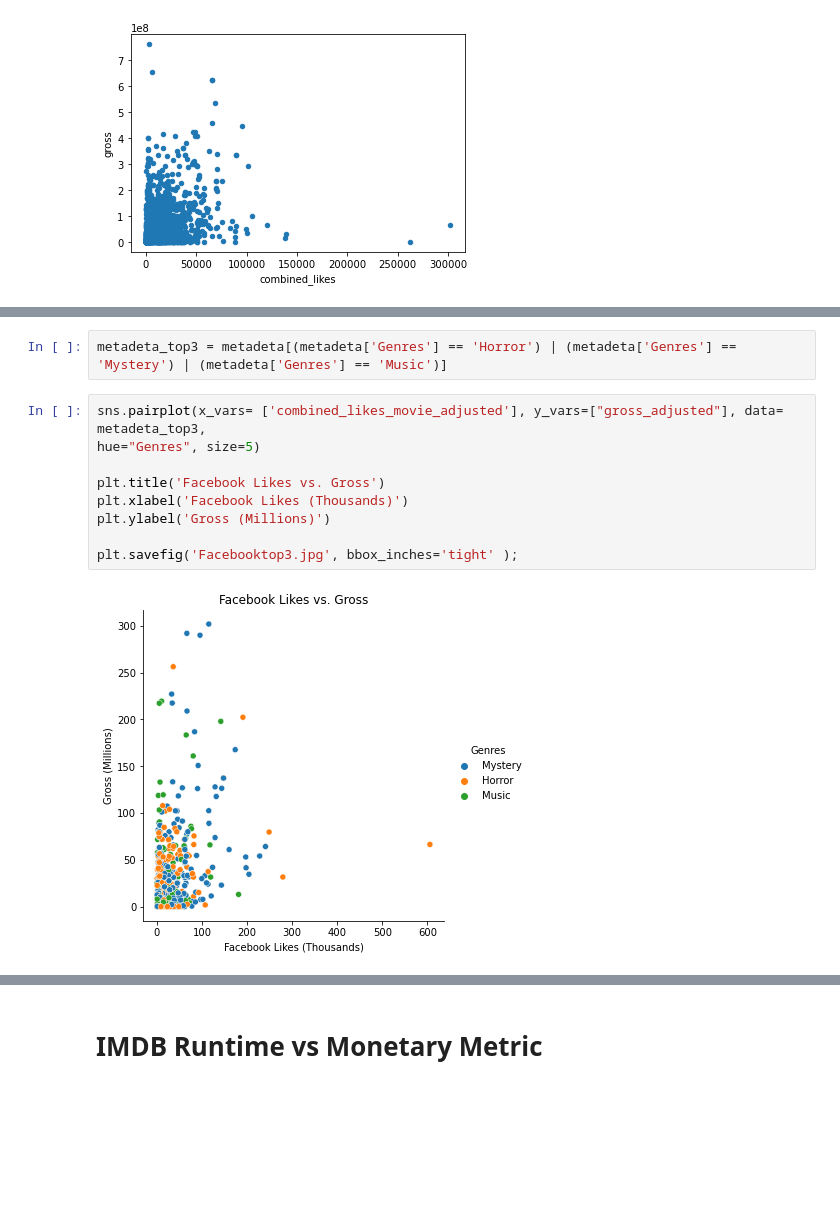
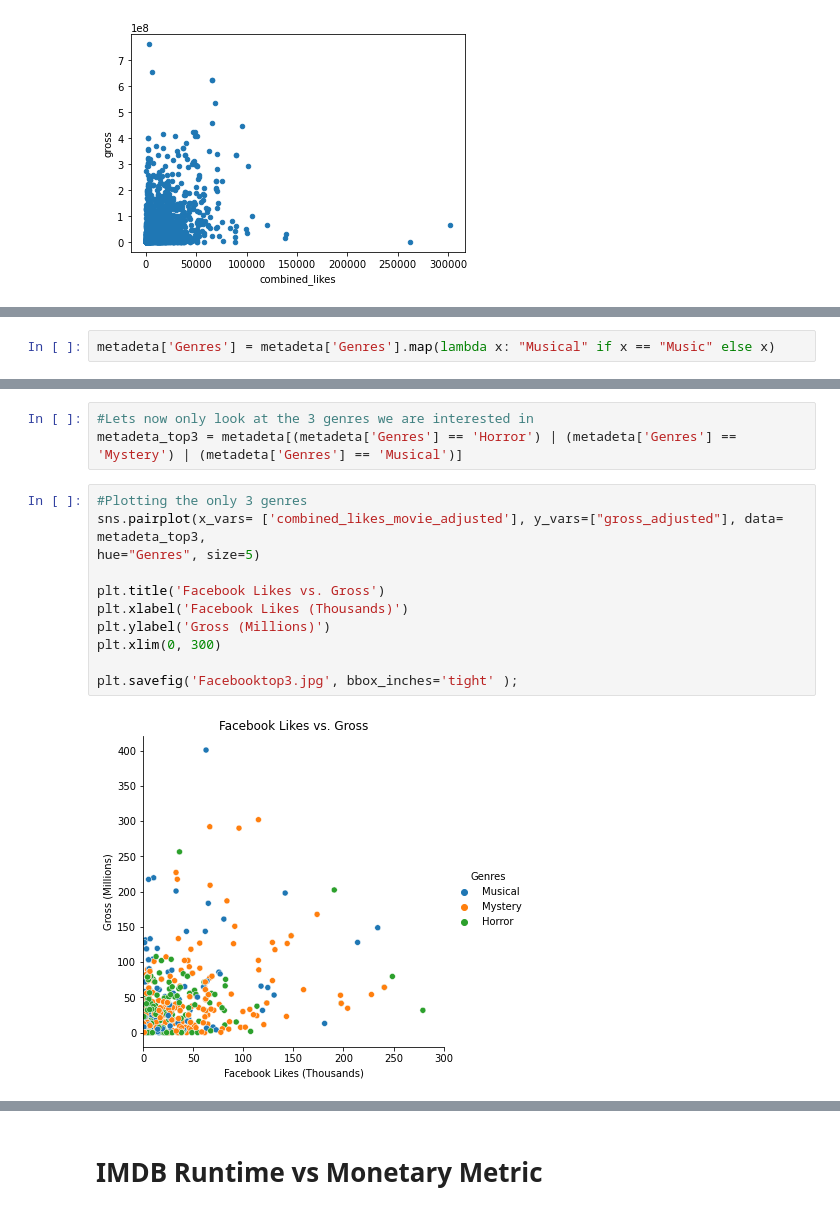
Before and after one commit to FeritYikar/ds-phase1-project, a Jupyter notebook: Hoang's Preliminary Notebook.ipynb, the cells around one changed output, grey strips where cells are left out. Drawn from its saved outputs; the diff is of its cells as text; blank space fills up the shorter version.

Commit message:
Updated: Condensed Music with musical

```diff
--- a/Hoang's Preliminary Notebook.ipynb
+++ b/Hoang's Preliminary Notebook.ipynb
@@ -243,2 +258,4 @@ metadeta['combined_likes_movie_adjusted'] = metadeta['combined_likes_movie'] / 1
 metadeta.rename(columns={'genres': 'Genres'}, inplace = True)
+# %%
+metadeta['Genres'] = metadeta['Genres'].map(lambda x: "Musical" if x == "Music" else x)
 # %%
@@ -264,14 +283,17 @@ plt.savefig('Facebook6.jpg', bbox_inches='tight' )
 # %%
-metadeta_top3 = metadeta[(metadeta['Genres'] == 'Horror') | (metadeta['Genres'] == 'Mystery') | (metadeta['Genres'] == 'Music')]
+#Lets now only look at the 3 genres we are interested in
+metadeta_top3 = metadeta[(metadeta['Genres'] == 'Horror') | (metadeta['Genres'] == 'Mystery') | (metadeta['Genres'] == 'Musical')]
 # %%
+#Plotting the only 3 genres
 sns.pairplot(x_vars= ['combined_likes_movie_adjusted'], y_vars=["gross_adjusted"], data= metadeta_top3,
 hue="Genres", size=5)
 
 plt.title('Facebook Likes vs. Gross')
 plt.xlabel('Facebook Likes (Thousands)')
 plt.ylabel('Gross (Millions)')
+plt.xlim(0, 300)
 
 plt.savefig('Facebooktop3.jpg', bbox_inches='tight' );
 # %% [output]
-[figure, old version]
+[figure, new version]
 # %%
```
Also changed, not shown: parts of 34 cells of this notebook, 4 other files.
